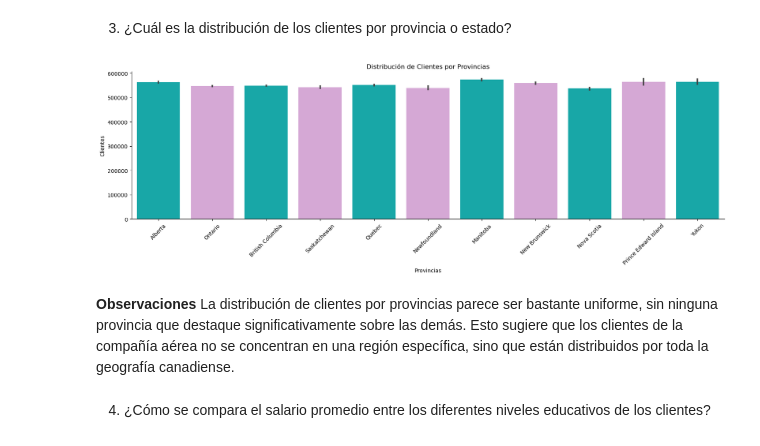
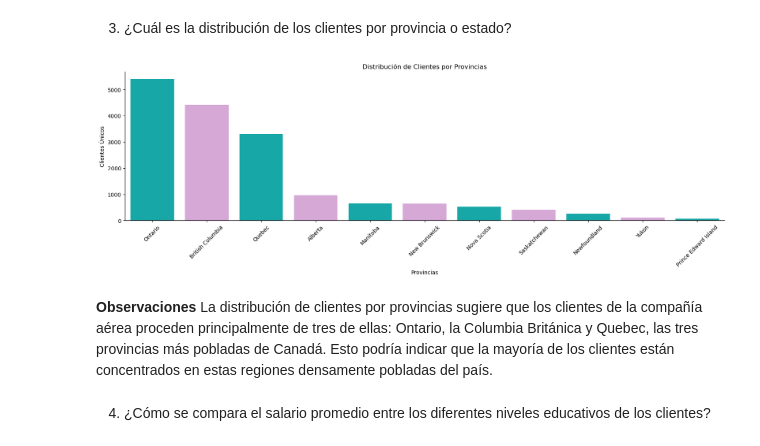
Before and after one commit to Adalab/bda-modulo-3-evaluacion-final-TaniaGraff, a Jupyter notebook: fase2_visualizacion.ipynb, the cells around one changed output. Saved outputs shown, nothing was run; the diff lists cells and outputs as text; code cells hidden in the pictures.

Commit message:
Cambio de una de las gráficas basada en el loyalty number, para reflejar los datos de los clientes únicos.

```diff
--- a/fase2_visualizacion.ipynb
+++ b/fase2_visualizacion.ipynb
@@ -68,20 +75,26 @@ plt.gca().spines['top'].set_visible(False);
 3. ¿Cuál es la distribución de los clientes por provincia o estado?
 # %%
 #Vuelvo a usar un barplot para ver la distribución de una variable númerica en función de las categorías o valores únicos de una variable categórica.
-colores=['c', 'plum']
+#Como el Loyalty_Number se repite, voy a filtrar los valores únicos de clientes por provincia para que los datos sean más precisos.
+clientes_por_provincia = df.groupby('Province')['Loyalty_Number'].nunique().reset_index()
+clientes_por_provincia.columns = ['Province', 'Unique_Customers']
+clientes_por_provincia = clientes_por_provincia.sort_values(by='Unique_Customers', ascending=False)
+
+# Crear el gráfico de barras
+colores = ['c', 'plum']
 
 plt.figure(figsize=(20, 5))
-sns.barplot(x='Province', y='Loyalty_Number', data=df, palette= colores)
+sns.barplot(x='Province', y='Unique_Customers', data=clientes_por_provincia, palette=colores)
 plt.xlabel('Provincias')
-plt.ylabel('Clientes')
+plt.ylabel('Clientes Únicos')
 plt.title('Distribución de Clientes por Provincias')
 plt.xticks(rotation=45)
 plt.gca().spines['right'].set_visible(False)
 plt.gca().spines['top'].set_visible(False);
 # %% [output]
-[figure, old version]
+[figure, new version]
-# %% [markdown]
-**Observaciones** La distribución de clientes por provincias parece ser bastante uniforme, sin ninguna provincia que destaque significativamente sobre las demás. Esto sugiere que los clientes de la compañía aérea no se concentran en una región específica, sino que están distribuidos por toda la geografía canadiense.
+# %% [markdown]
+**Observaciones** La distribución de clientes por provincias sugiere que los clientes de la compañía aérea proceden principalmente de tres de ellas: Ontario, la Columbia Británica y Quebec, las tres provincias más pobladas de Canadá. Esto podría indicar que la mayoría de los clientes están concentrados en estas regiones densamente pobladas del país.
 # %% [markdown]
 4. ¿Cómo se compara el salario promedio entre los diferentes niveles educativos de los clientes?
 # %%
```
Also changed, not shown: parts of 1 cell of this notebook.
